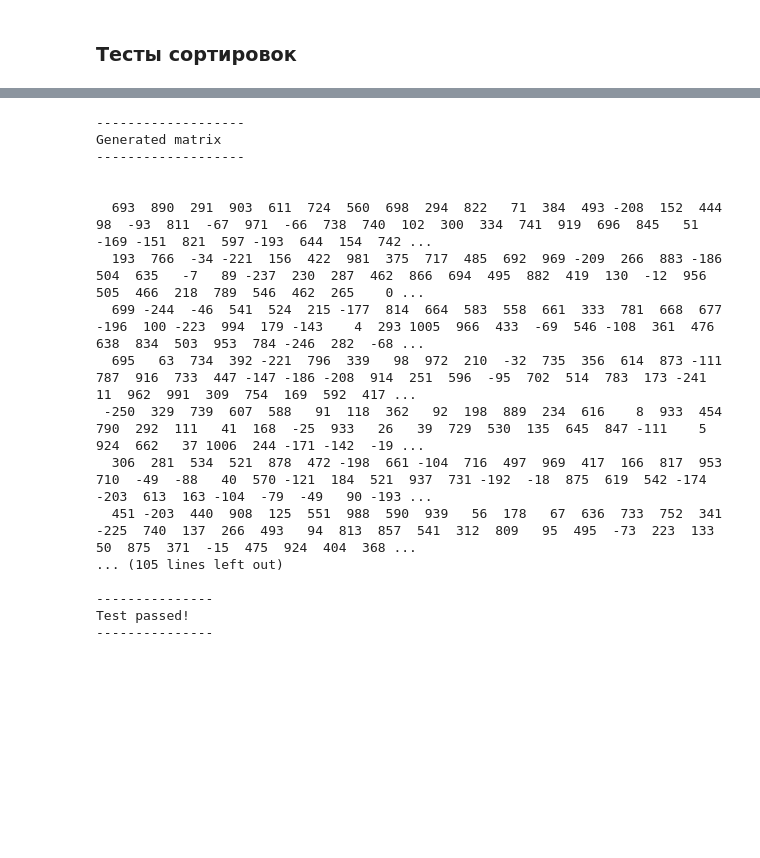
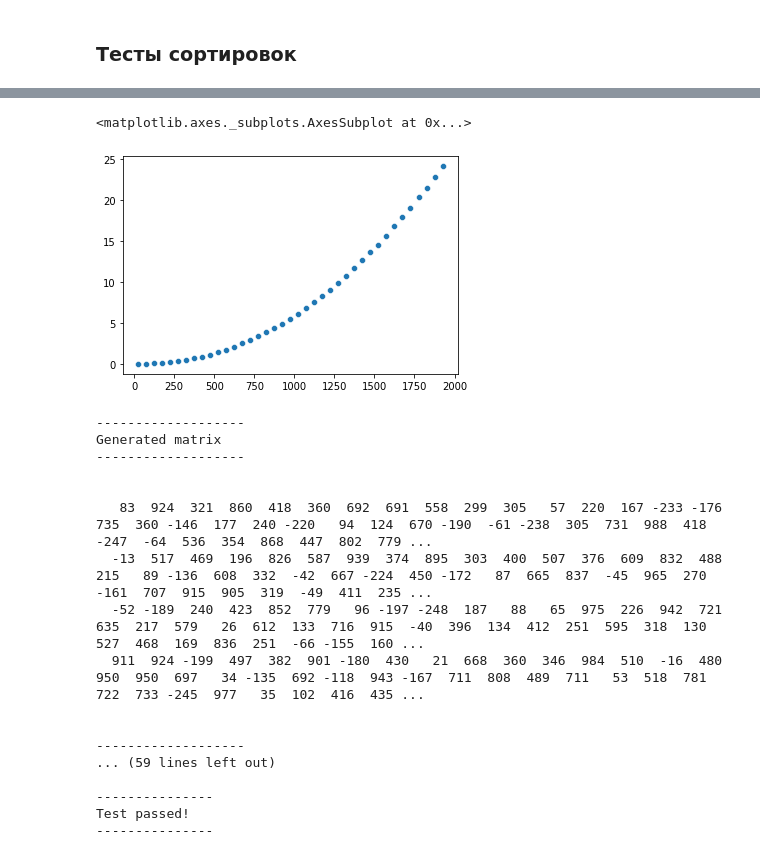
Before and after one commit to fac3lessd0ge/MTUCI_algo, a Jupyter notebook: Lab/Lab1_BVT2002_GarmashAE.ipynb, the cells around one changed output, grey strips where cells are left out. Drawn from its saved outputs; the diff is of its cells as text; code cells hidden in the pictures; blank space fills up the shorter version.

Commit message:
heap_sort (pomogite)

```diff
--- a/Lab/Lab1_BVT2002_GarmashAE.ipynb
+++ b/Lab/Lab1_BVT2002_GarmashAE.ipynb
@@ -184,12 +184,3 @@ def bubble_sort_matrix(matrix):
     return matrix
 # %% [markdown]
 ### Сортировка Шелла
-# %%
-def shell_sort(li):
-    n = len(li) // 2
-
-    while n >= 1:
-        insertion_sort(li, n)
-        n //= 2
-
-    return li
@@ -206,0 +238,5 @@ shell_sort(lis)
+# %%
+def heap_sort_matrix(matrix):
+    for row in matrix:
+        heap_sort(row)
+    return matrix
@@ -238,3 +284,31 @@ def sort_n_test(matrix, method : str = 'selection'):
     print('---------------')
 
     #return sorted
+# %%
+def test_time(method : str = 'selection') -> list:
+    results = []
+
+    methods = {
+        'selection': selection_sort_matrix,
+        'insertion': insertion_sort_matrix,
+        'bubble': bubble_sort_matrix,
+        'shell': shell_sort_matrix,
+        'heap': heap_sort_matrix
+    }
+
+
+    dimensions = [25 * (2 * i - 1) for i in range(1, 40)]
+
+    for i in dimensions:
+        test_mat = trivial_matrix(size = (i, i))
+
+        a = time.time()
+        sorted = methods[method](test_mat)
+        b = time.time()
+
+        results.append(b - a)
+
+    return results
+# %%
+dimensions = [25 * (2 * i - 1) for i in range(1, 40)]
+dimensions
@@ -241,34 +336,36 @@ def sort_n_test(matrix, method : str = 'selection'):
+# %%
+sns.scatterplot(x = dimensions, y = np.array(test_time('heap')))
+# %% [output]
+<matplotlib.axes._subplots.AxesSubplot at 0x...>
+[figure, added]
 # %%
-test_sample = trivial_matrix()
+test_samples = trivial_matrix()
 
 print('\n\n-------------------')
 print('Generated matrix')
 print('-------------------\n\n')
 
-print_matrix(test_sample)
+print_matrix(test_samples[0:4])
 
 print('\n\n-------------------')
 print('Sorted matrix')
 print('-------------------\n\n')
 
-
-
-
-sort_n_test(test_sample, 'insertion')
+sort_n_test(test_samples.copy(), method = 'heap')
 # %% [output]
 -------------------
 Generated matrix
 -------------------
 
 
-  693  890  291  903  611  724  560  698  294  822   71  384  493 -208  152  444   98  -93  811  -67  971  -66  738  740  102  300  334  741  919  696  845   51 -169 -151  821  597 -193  644  154  742 ...
-  193  766  -34 -221  156  422  981  375  717  485  692  969 -209  266  883 -186  504  635   -7   89 -237  230  287  462  866  694  495  882  419  130  -12  956  505  466  218  789  546  462  265    0 ...
-  699 -244  -46  541  524  215 -177  814  664  583  558  661  333  781  668  677 -196  100 -223  994  179 -143    4  293 1005  966  433  -69  546 -108  361  476  638  834  503  953  784 -246  282  -68 ...
-  695   63  734  392 -221  796  339   98  972  210  -32  735  356  614  873 -111  787  916  733  447 -147 -186 -208  914  251  596  -95  702  514  783  173 -241   11  962  991  309  754  169  592  417 ...
- -250  329  739  607  588   91  118  362   92  198  889  234  616    8  933  454  790  292  111   41  168  -25  933   26   39  729  530  135  645  847 -111    5  924  662   37 1006  244 -171 -142  -19 ...
-  306  281  534  521  878  472 -198  661 -104  716  497  969  417  166  817  953  710  -49  -88   40  570 -121  184  521  937  731 -192  -18  875  619  542 -174 -203  613  163 -104  -79  -49   90 -193 ...
-  451 -203  440  908  125  551  988  590  939   56  178   67  636  733  752  341 -225  740  137  266  493   94  813  857  541  312  809   95  495  -73  223  133   50  875  371  -15  475  924  404  368 ...
-... (105 lines left out)
+   83  924  321  860  418  360  692  691  558  299  305   57  220  167 -233 -176  735  360 -146  177  240 -220   94  124  670 -190  -61 -238  305  731  988  418 -247  -64  536  354  868  447  802  779 ...
+  -13  517  469  196  826  587  939  374  895  303  400  507  376  609  832  488  215   89 -136  608  332  -42  667 -224  450 -172   87  665  837  -45  965  270 -161  707  915  905  319  -49  411  235 ...
+  -52 -189  240  423  852  779   96 -197 -248  187   88   65  975  226  942  721  635  217  579   26  612  133  716  915  -40  396  134  412  251  595  318  130  527  468  169  836  251  -66 -155  160 ...
+  911  924 -199  497  382  901 -180  430   21  668  360  346  984  510  -16  480  950  950  697   34 -135  692 -118  943 -167  711  808  489  711   53  518  781  722  733 -245  977   35  102  416  435 ...
+
+
+-------------------
+... (59 lines left out)
 
 ---------------
 Test passed!
```
Also changed, not shown: parts of 11 cells of this notebook.
